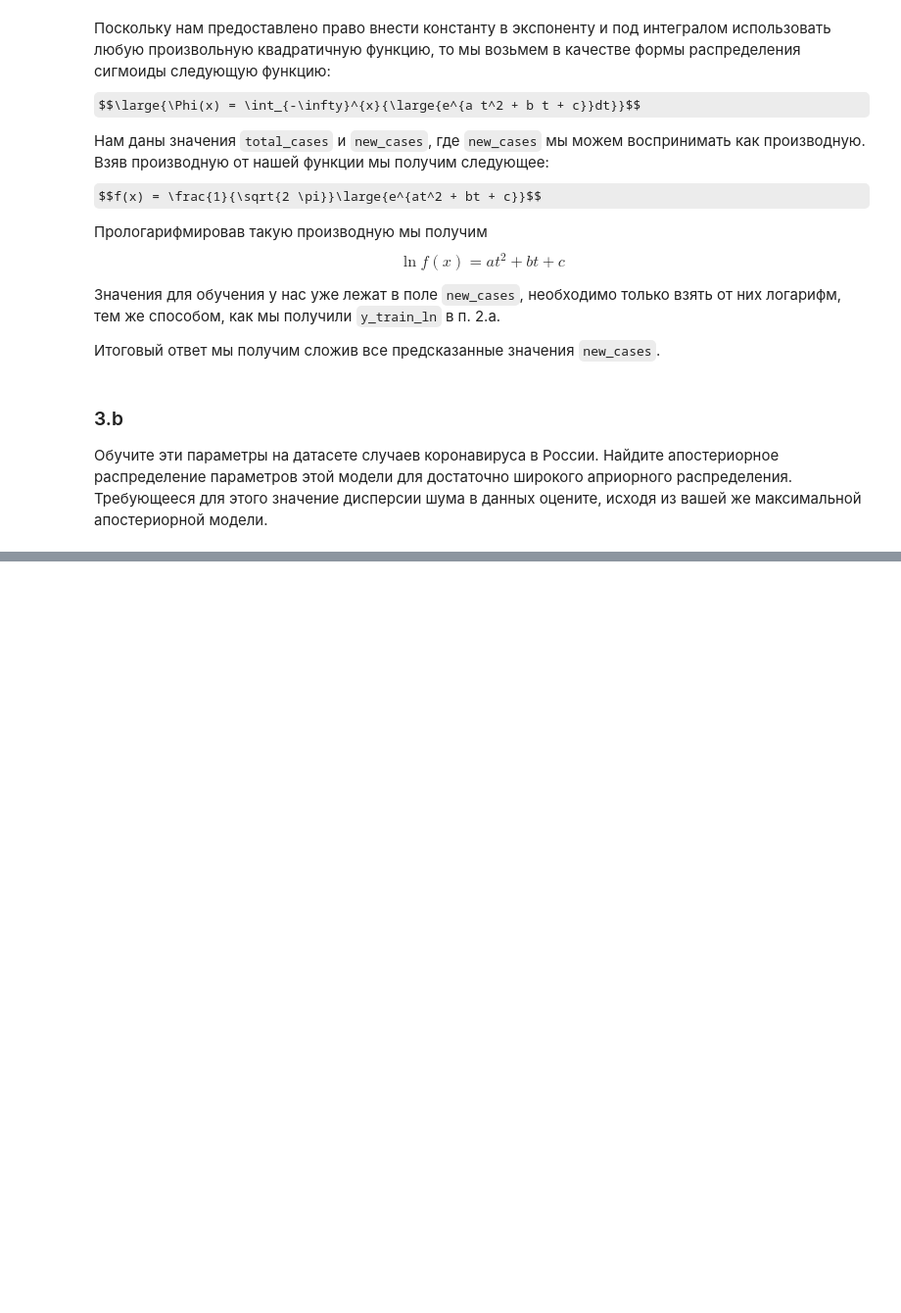
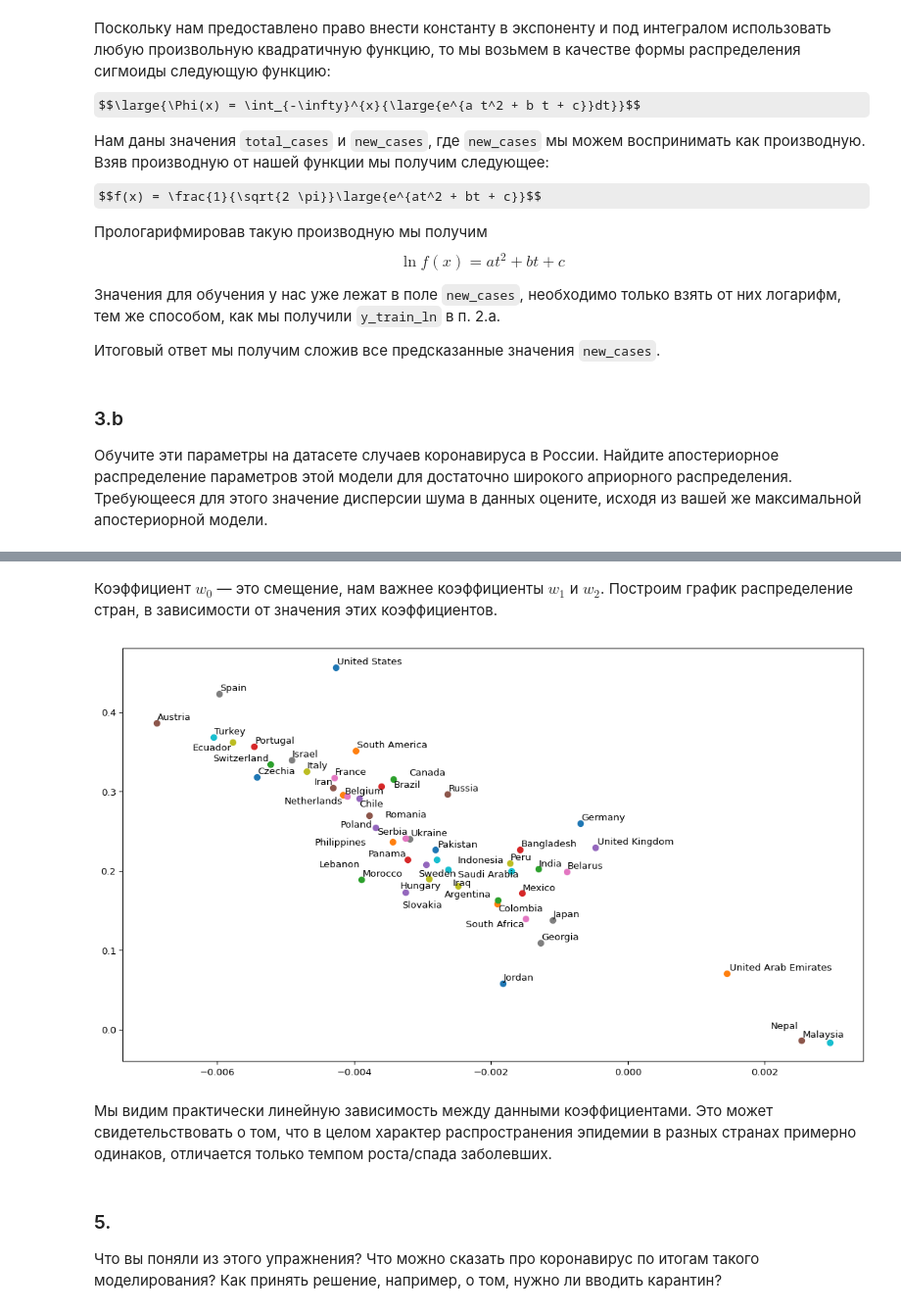
Before and after one commit to andyst75/MADE-adv-ml, a Jupyter notebook: HomeWork1.ipynb, the cells around one changed output, grey strips where cells are left out. Shown at 98% size. Cells and saved outputs as stored; diff of their text form; code cells hidden in the pictures; some formulas as TeX source; blank space fills up the shorter version.

```diff
--- a/HomeWork1.ipynb
+++ b/HomeWork1.ipynb
@@ -614,9 +389,0 @@ plt.show()
-# %%
-locations = {}
-for k, v in source_df[(source_df.total_cases > 10)
-        & ~source_df.location.isin(['World', 'Europe', 'North America', 'Asia', 'European Union', 'Africa'])] \
-        .groupby('location').agg({'total_cases':[np.max],
-                                  'date' : [np.min]}).sort_values(('total_cases', 'amax'),
-                                                                  ascending=False)[('date', 'amin')][:40].items():
-    locations.update({k:str(v)[:10]})
-locations
@@ -690,6 +389,0 @@ for location, date in locations.items():
-# %%
-fig, ax = plt.subplots(figsize=(14, 8))
-for country, (w0, w1, w2) in parameters:
-    ax.scatter(w2, w1)
-    ax.annotate(country, (w2, w1))
-plt.show()
@@ -704,0 +615,9 @@ plt.show()
+# %%
+locations = {}
+for k, v in source_df[(source_df.total_cases >= 15)
+        & ~source_df.location.isin(['World', 'Europe', 'North America', 'Asia', 'European Union', 'Africa'])] \
+        .groupby('location').agg({'total_cases':[np.max],
+                                  'date' : [np.min]}).sort_values(('total_cases', 'amax'),
+                                                                  ascending=False)[('date', 'amin')][:50].items():
+    locations.update({k:str(v)[:10]})
+locations
@@ -704,0 +702,17 @@ plt.show()
+# %% [markdown]
+Коэффициент $w_0$ &mdash; это смещение, нам важнее коэффициенты $w_1$ и $w_2$. Построим график распределение стран, в зависимости от значения этих коэффициентов.
+# %%
+fig, ax = plt.subplots(figsize=(14, 8))
+texts = []
+for country, (w0, w1, w2) in parameters:
+    ax.scatter(w2, w1)
+    texts.append(ax.text(w2, w1, country))
+adjust_text(texts);
+plt.show()
+# %% [output]
+[figure, added]
+# %% [markdown]
+Мы видим практически линейную зависимость между данными коэффициентами. Это может свидетельствовать о том, что в целом характер распространения эпидемии в разных странах примерно одинаков, отличается только темпом роста/спада заболевших.
+# %% [markdown]
+### 5.
+Что вы поняли из этого упражнения? Что можно сказать про коронавирус по итогам такого моделирования? Как принять решение, например, о том, нужно ли вводить карантин?
```
Also changed, not shown: parts of 43 cells of this notebook.
